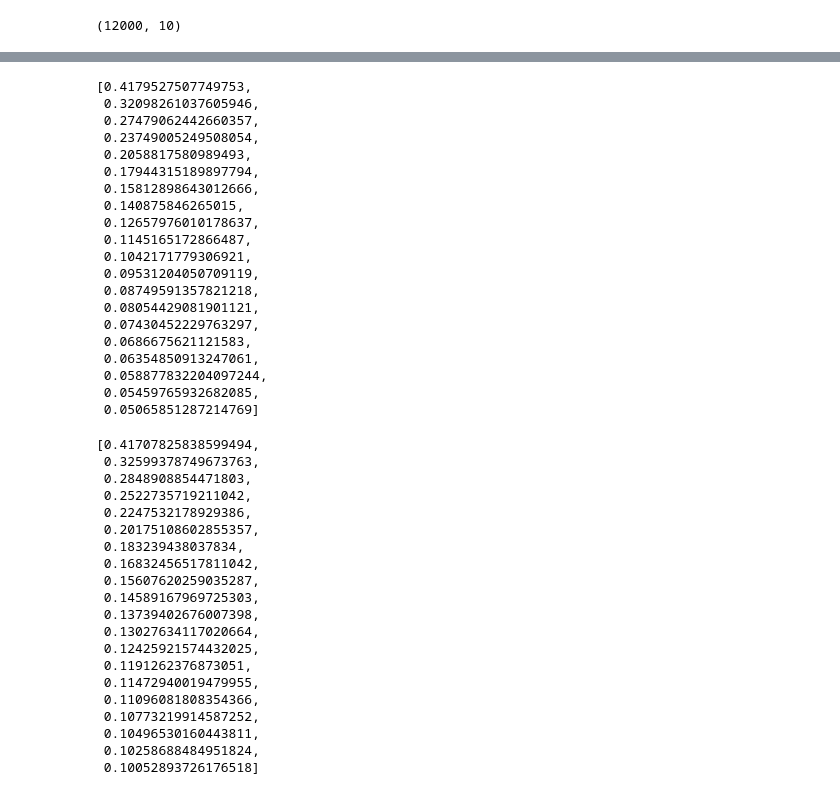
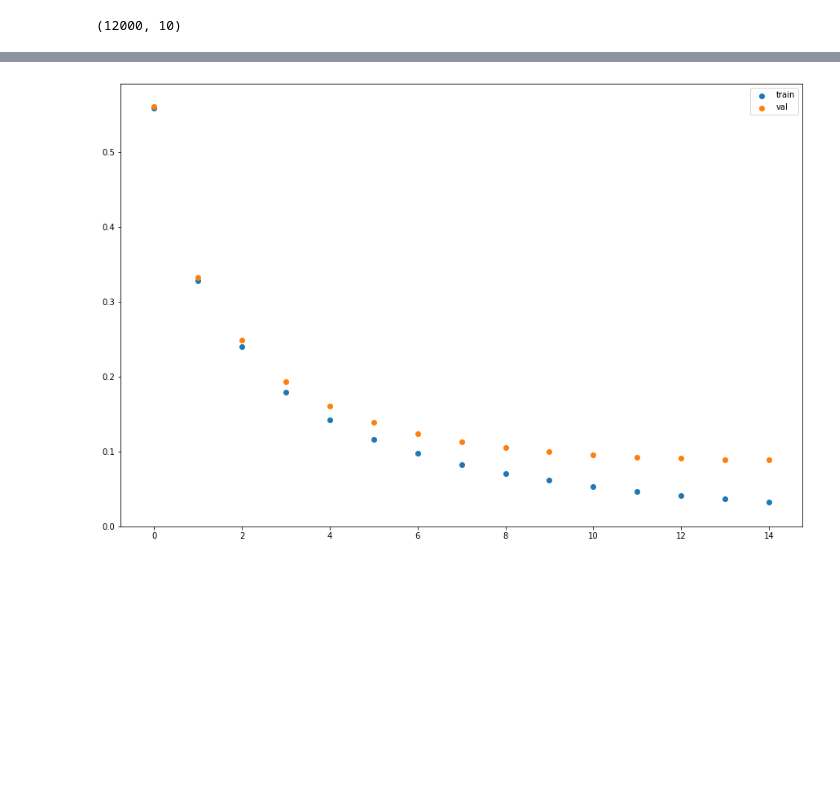
Before and after one commit to syuonez/diveintocode-ml, a Jupyter notebook: ML2001_sprint/sprint9.ipynb, the cells around one changed output, grey strips where cells are left out. Saved outputs shown, nothing was run; the diff lists cells and outputs as text; code cells hidden in the pictures; blank space fills up the shorter version.

```diff
--- a/ML2001_sprint/sprint9.ipynb
+++ b/ML2001_sprint/sprint9.ipynb
@@ -746,0 +476,10 @@ print(m)
+# %%
+class SGD:
+    def __init__(self, alpha):
+        self.alpha = alpha
+
+    def update(self, layer):#FCのインスタンス入る self? layer.W→self.W?
+        layer.W = layer.W - self.alpha * layer.dW
+        #layer.B = layer.B - self.alpha * layer.dB.mean(axis=1)
+        layer.B = layer.B - self.alpha *np.mean( layer.dB,axis=0)
+        return layer
@@ -746,0 +541,12 @@ print(m)
+# %%
+class ReLU:
+    def __init__(self):
+        pass
+    def forward(self, X):
+        self.mask = np.where(X>0, 1, 0)
+
+        return np.maximum(0, X)
+
+    def backward(self, X):
+        X = X*self.mask
+        return X
@@ -778,0 +876,10 @@ ssn_val = ScratchSimpleNeuralNetrowkClassifier()
+# %%
+import matplotlib.pyplot as plt
+x=list(range(dnnr.n_epochs))
+plt.figure(figsize=(15,10))
+plt.scatter(x,dnnr.loss, label='train')
+plt.scatter(x, dnnr.val_loss, label='val')
+plt.legend()
+plt.show()
+# %% [output]
+[figure, added]
@@ -781,48 +992,0 @@ ssn_val.fit(X_train,y_train,X_val,y_val, val = True)
-# %%
-###訓練データに対するエポックごとの損失（交差エントロピー誤差）###
-ssn_val.cost
-# %% [output]
-[0.4179527507749753,
- 0.32098261037605946,
- 0.27479062442660357,
- 0.23749005249508054,
- 0.2058817580989493,
- 0.17944315189897794,
- 0.15812898643012666,
- 0.140875846265015,
- 0.12657976010178637,
- 0.1145165172866487,
- 0.1042171779306921,
- 0.09531204050709119,
- 0.08749591357821218,
- 0.08054429081901121,
- 0.07430452229763297,
- 0.0686675621121583,
- 0.06354850913247061,
- 0.058877832204097244,
- 0.05459765932682085,
- 0.05065851287214769]
-# %%
-###検証データに対するエポックごとの損失（交差エントロピー誤差）###
-ssn_val.cost_val
-# %% [output]
-[0.41707825838599494,
- 0.32599378749673763,
- 0.2848908854471803,
- 0.2522735719211042,
- 0.2247532178929386,
- 0.20175108602855357,
- 0.183239438037834,
- 0.16832456517811042,
- 0.15607620259035287,
- 0.14589167969725303,
- 0.13739402676007398,
- 0.13027634117020664,
- 0.12425921574432025,
- 0.1191262376873051,
- 0.11472940019479955,
- 0.11096081808354366,
- 0.10773219914587252,
- 0.10496530160443811,
- 0.10258688484951824,
- 0.10052893726176518]
```
Also changed, not shown: parts of 155 cells of this notebook.
